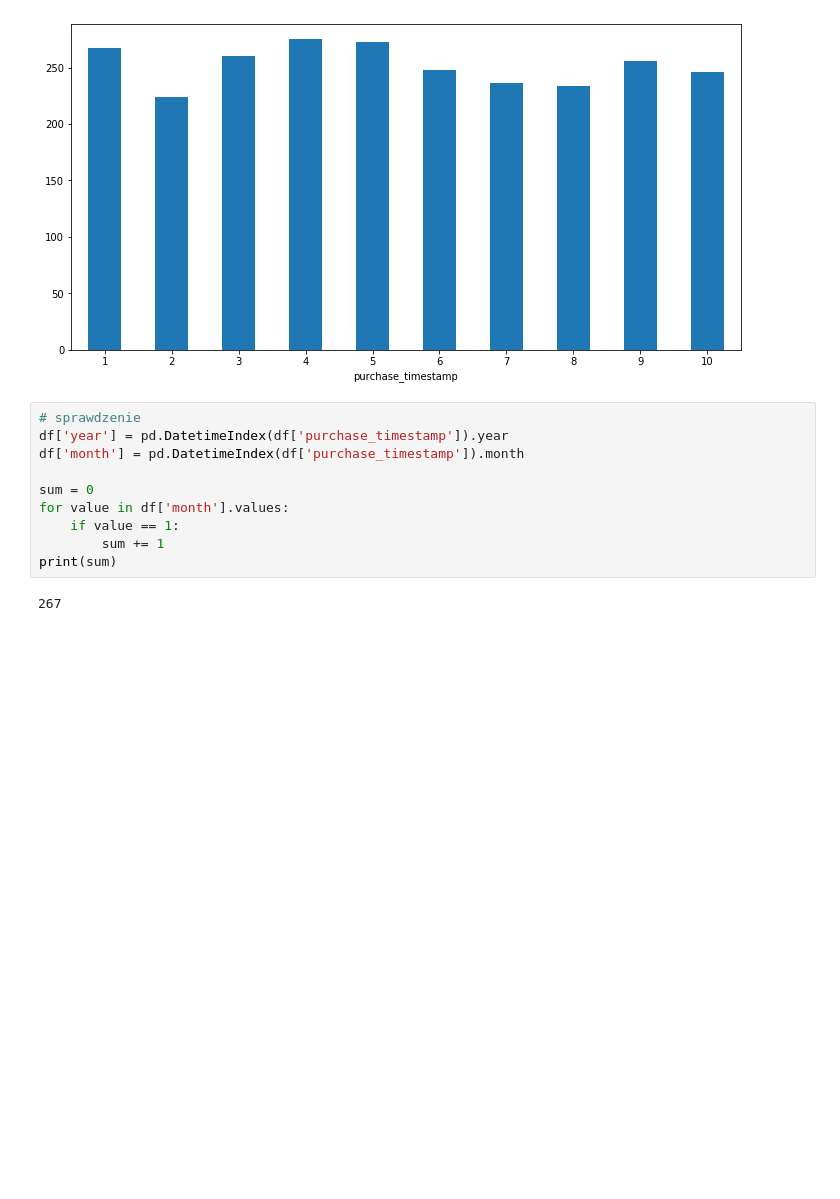
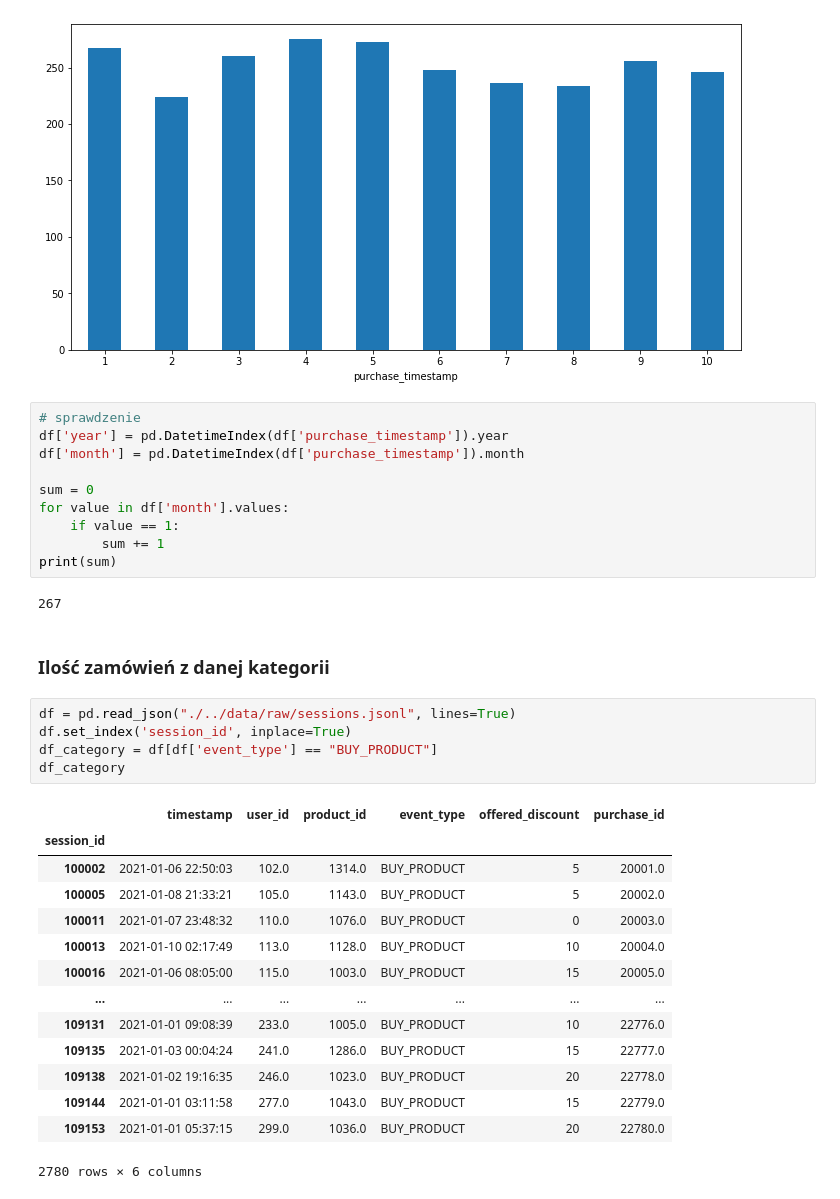
Before and after one commit to Rolkarolka/Delivery-optimization, a Jupyter notebook: notebooks/data_analysis.ipynb, the cells around one changed output. Cells and saved outputs as stored; diff of their text form; blank space fills up the shorter version.

```diff
--- a/notebooks/data_analysis.ipynb
+++ b/notebooks/data_analysis.ipynb
@@ -165,3 +165,25 @@ for value in df['month'].values:
 print(sum)
 # %% [output]
 267
+# %% [markdown]
+###  Ilość zamówień z danej kategorii
+# %%
+df = pd.read_json("./../data/raw/sessions.jsonl", lines=True)
+df.set_index('session_id', inplace=True)
+df_category = df[df['event_type'] == "BUY_PRODUCT"]
+df_category
+# %% [output]
+|  | timestamp | user_id | product_id | event_type | offered_discount | purchase_id |
+| session_id |  |  |  |  |  |  |
+| 100002 | 2021-01-06 22:50:03 | 102.0 | 1314.0 | BUY_PRODUCT | 5 | 20001.0 |
+| 100005 | 2021-01-08 21:33:21 | 105.0 | 1143.0 | BUY_PRODUCT | 5 | 20002.0 |
+| 100011 | 2021-01-07 23:48:32 | 110.0 | 1076.0 | BUY_PRODUCT | 0 | 20003.0 |
+| 100013 | 2021-01-10 02:17:49 | 113.0 | 1128.0 | BUY_PRODUCT | 10 | 20004.0 |
+| 100016 | 2021-01-06 08:05:00 | 115.0 | 1003.0 | BUY_PRODUCT | 15 | 20005.0 |
+| ... | ... | ... | ... | ... | ... | ... |
+| 109131 | 2021-01-01 09:08:39 | 233.0 | 1005.0 | BUY_PRODUCT | 10 | 22776.0 |
+| 109135 | 2021-01-03 00:04:24 | 241.0 | 1286.0 | BUY_PRODUCT | 15 | 22777.0 |
+| 109138 | 2021-01-02 19:16:35 | 246.0 | 1023.0 | BUY_PRODUCT | 20 | 22778.0 |
+| 109144 | 2021-01-01 03:11:58 | 277.0 | 1043.0 | BUY_PRODUCT | 15 | 22779.0 |
+| 109153 | 2021-01-01 05:37:15 | 299.0 | 1036.0 | BUY_PRODUCT | 20 | 22780.0 |
+2780 rows × 6 columns
```
Also changed, not shown: parts of 3 cells of this notebook.
